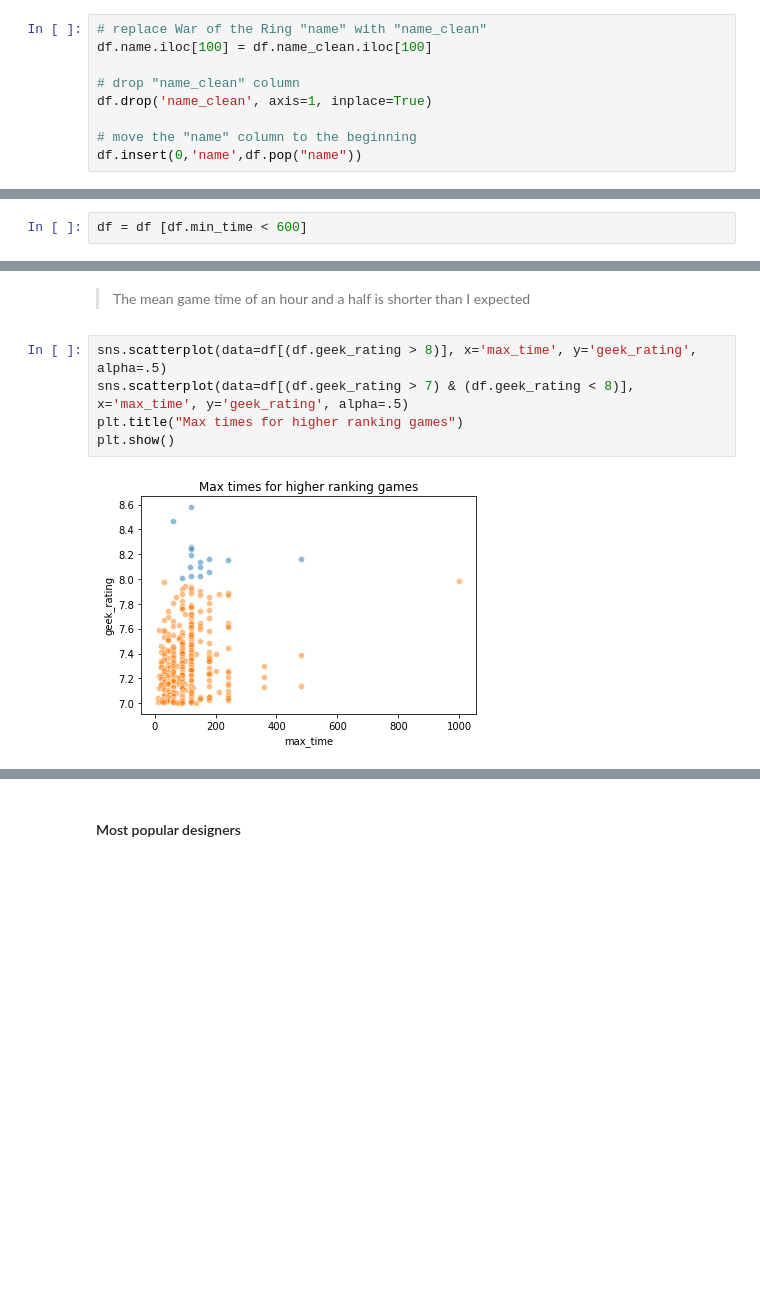
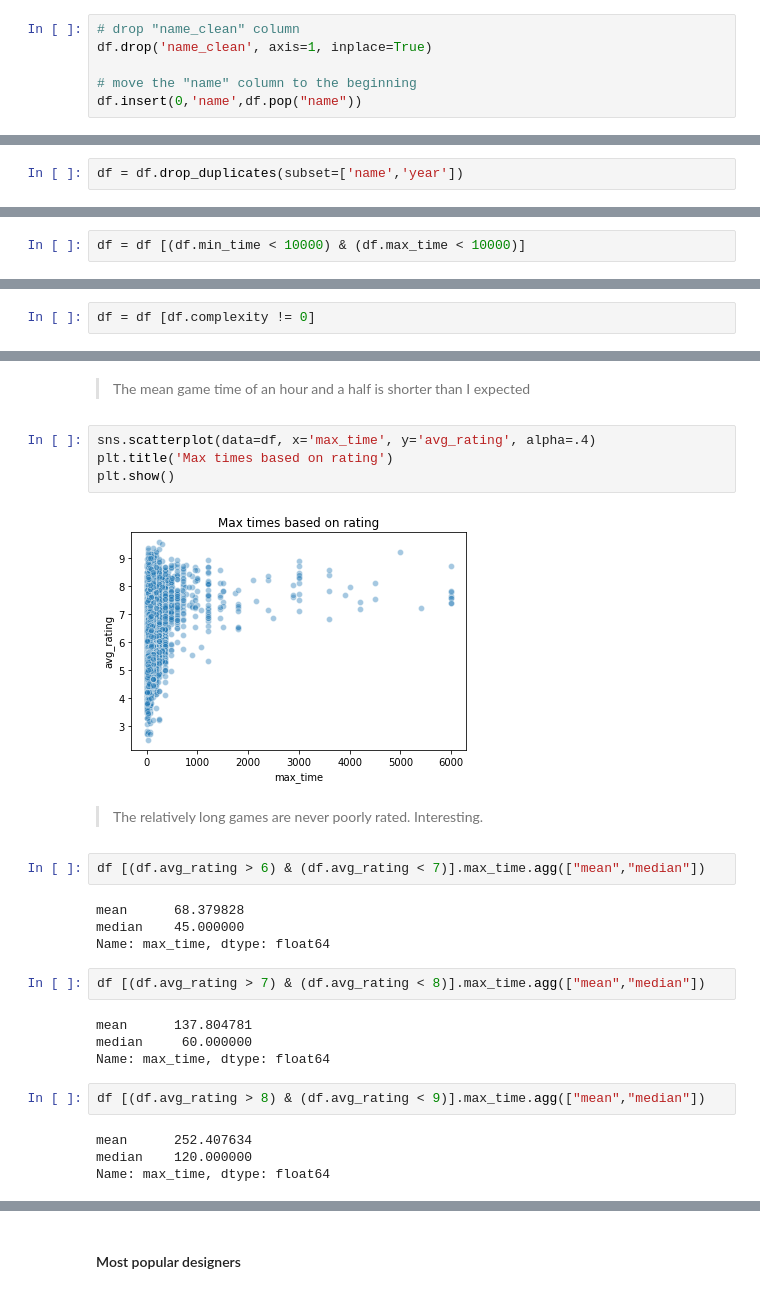
Before and after one commit to misty-garcia/board_games, a Jupyter notebook: top_games.ipynb, the cells around one changed output, grey strips where cells are left out. Drawn from its saved outputs; the diff is of its cells as text; blank space fills up the shorter version.

```diff
--- a/top_games.ipynb
+++ b/top_games.ipynb
@@ -211,7 +164,4 @@ df [df.name_clean != df.name]
 # %%
-# replace War of the Ring "name" with "name_clean"
-df.name.iloc[100] = df.name_clean.iloc[100]
-
 # drop "name_clean" column
 df.drop('name_clean', axis=1, inplace=True)
 
@@ -251,0 +203,2 @@ df [df.name.duplicated(keep=False)].sort_values(["name", "rank"])
+# %%
+df = df.drop_duplicates(subset=['name','year'])
@@ -476,2 +426,2 @@ df [df.min_time > 600]
 # %%
-df = df [df.min_time < 600]
+df = df [(df.min_time < 10000) & (df.max_time < 10000)]
@@ -481,0 +436,2 @@ df.shape
+# %%
+df = df [df.complexity != 0]
@@ -575,10 +536,29 @@ Name: max_time, dtype: float64
 # %% [markdown]
 > The mean game time of an hour and a half is shorter than I expected
 # %%
-sns.scatterplot(data=df[(df.geek_rating > 8)], x='max_time', y='geek_rating', alpha=.5)
-sns.scatterplot(data=df[(df.geek_rating > 7) & (df.geek_rating < 8)], x='max_time', y='geek_rating', alpha=.5)
-plt.title("Max times for higher ranking games")
+sns.scatterplot(data=df, x='max_time', y='avg_rating', alpha=.4)
+plt.title('Max times based on rating')
 plt.show()
 # %% [output]
-[figure, old version]
+[figure, new version]
+# %% [markdown]
+> The relatively long games are never poorly rated. Interesting.
+# %%
+df [(df.avg_rating > 6) & (df.avg_rating < 7)].max_time.agg(["mean","median"])
+# %% [output]
+mean      68.379828
+median    45.000000
+Name: max_time, dtype: float64
+# %%
+df [(df.avg_rating > 7) & (df.avg_rating < 8)].max_time.agg(["mean","median"])
+# %% [output]
+mean      137.804781
+median     60.000000
+Name: max_time, dtype: float64
+# %%
+df [(df.avg_rating > 8) & (df.avg_rating < 9)].max_time.agg(["mean","median"])
+# %% [output]
+mean      252.407634
+median    120.000000
+Name: max_time, dtype: float64
 # %%
```
Also changed, not shown: parts of 102 cells of this notebook.
